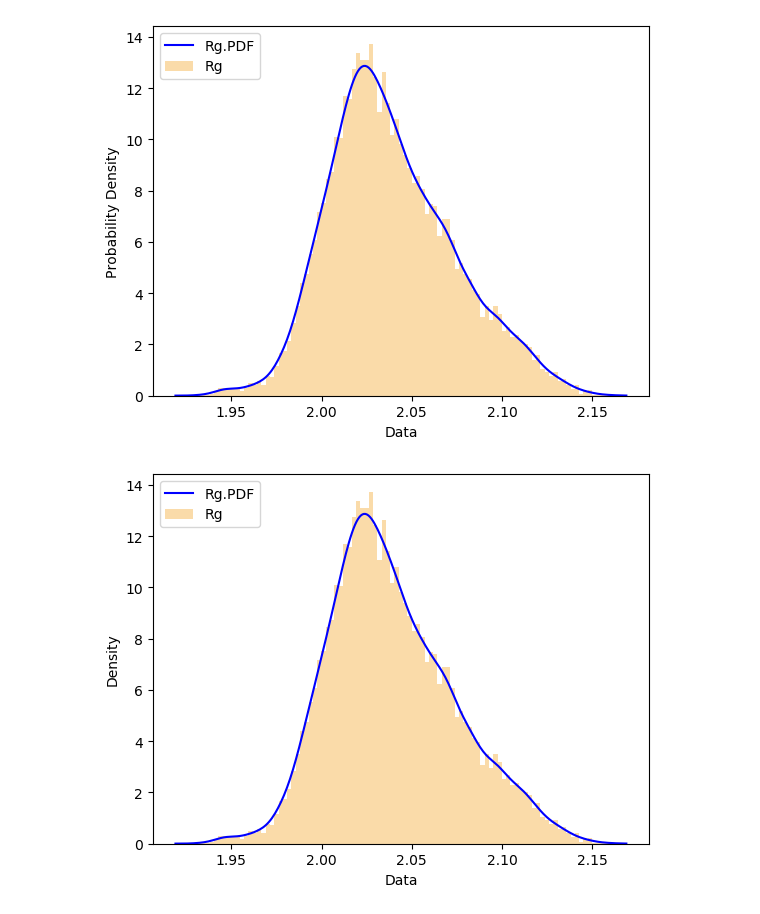
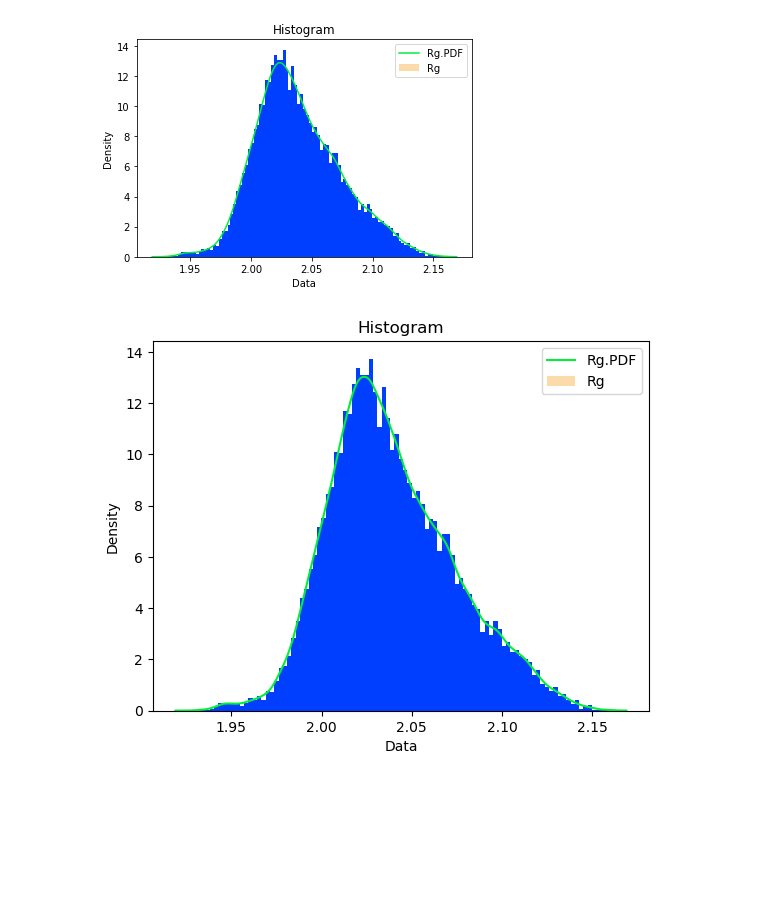
Before and after one commit to abeebyekeen/MLS_notebooks, a Jupyter notebook: Untitled3.ipynb, the cells around one changed output. Cells and saved outputs as stored; diff of their text form; code cells hidden in the pictures; blank space fills up the shorter version.

```diff
--- a/Untitled3.ipynb
+++ b/Untitled3.ipynb
@@ -17,38 +14,32 @@ plt.hist(order_p2, density=True, bins=105, label="Rg", color='#F8C471', alpha=0.
 # %%
-# # Show the plot
-# plt.show()
 plt.hist(order_p2, density=True, bins=105, label="Rg", color='#F8C471', alpha=0.6)
-# Add labels to the X and Y axes
+a=plt.hist(order_p2, density=True, bins=105)
+ys = a[0]; xs = a[1]
 plt.xlabel('RMSD (Å)')
 plt.ylabel('Count')
 kde_xs = np.linspace(min(order_p2), max(order_p2), 300)
 kde = st.gaussian_kde(order_p2)
-# plt.style.use('grayscale')
-# plt.style.use('tableau-colorblind10')
-# plt.style.use('dark_background')
-# plt.style.use('bmh')
-# plt.style.use('default')
-plt.style.use('seaborn-bright')
-# plt.style.use('classic')
-# plt.style.use('light_background')
-plt.plot(kde_xs, kde.pdf(kde_xs), label="Rg.PDF", color='b')
-plt.legend(loc="upper left")
-plt.ylabel("Probability Density")
-plt.xlabel("Data");
-# plt.title("Histogram");
+kde_ys=kde.pdf(kde_xs)
+plt.plot(kde_xs, kde.pdf(kde_xs), label="Rg.PDF")
+plt.legend()
+plt.ylabel("Density")
+plt.xlabel("Data")
+plt.title("Histogram");
 # %% [output]
-[figure, old version]
+[figure, new version]
 # %%
 plt.hist(order_p2, density=True, bins=105, label="Rg", color='#F8C471', alpha=0.6)
-# Add labels to the X and Y axes
+a=plt.hist(order_p2, density=True, bins=105)
+ys = a[0]; xs = a[1]
 plt.xlabel('RMSD (Å)')
 plt.ylabel('Count')
 kde_xs = np.linspace(min(order_p2), max(order_p2), 300)
-kde = st.gaussian_kde(order_p2)
-plt.plot(kde_xs, kde.pdf(kde_xs), label="Rg.PDF", color='b')
-plt.legend(loc="upper left")
+kde = st.gaussian_kde(order_p2, bw_method=0.1)
+kde_ys=kde.pdf(kde_xs)
+plt.plot(kde_xs, kde.pdf(kde_xs), label="Rg.PDF")
+plt.legend()
 plt.ylabel("Density")
-plt.xlabel("Data");
-# plt.title("Histogram");
+plt.xlabel("Data")
+plt.title("Histogram");
 # %% [output]
-[figure, old version]
+[figure, new version]
```
Also changed, not shown: parts of 3 cells of this notebook, 2 other files.
